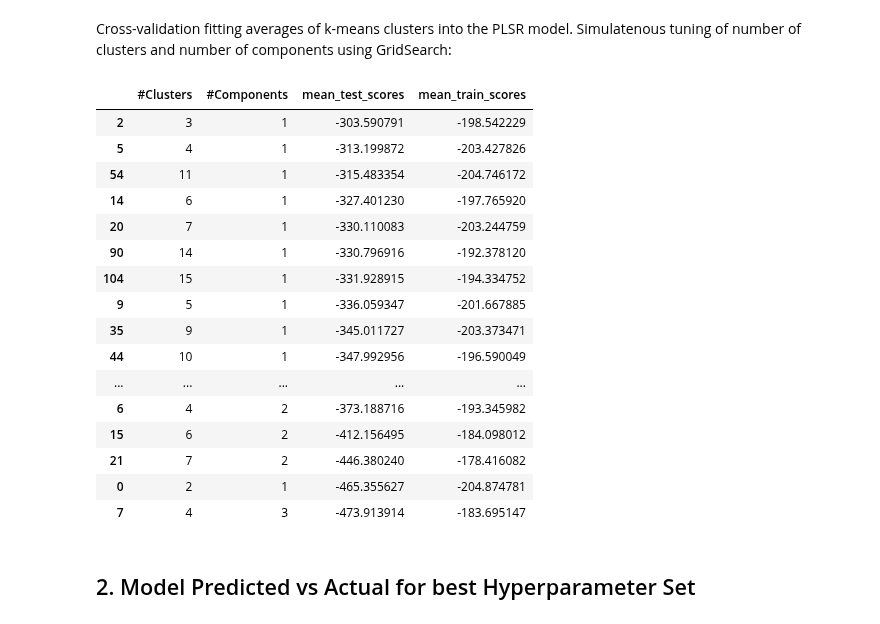
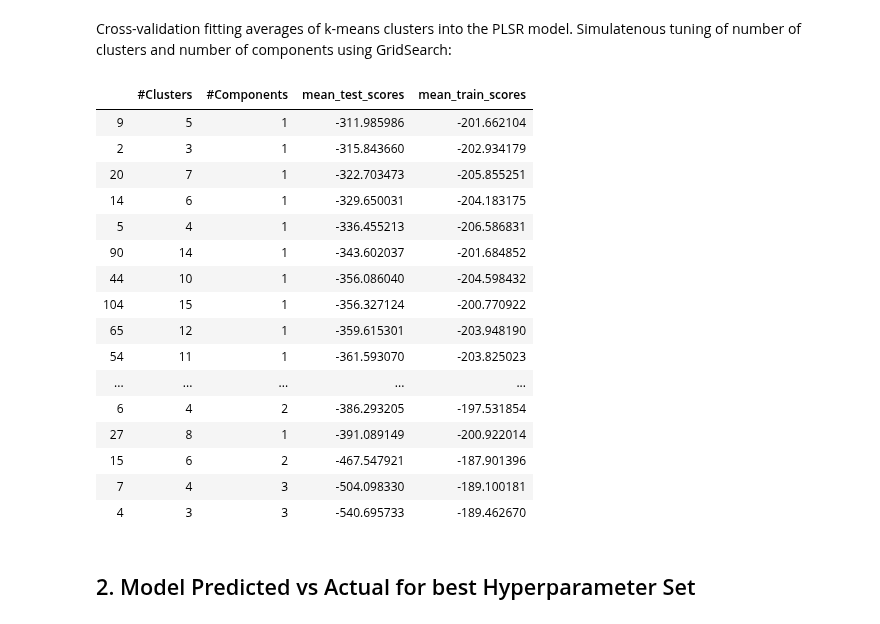
Before and after one commit to meyer-lab/DDMC, a Jupyter notebook: Figure2_kmeansPLSR.ipynb, the cells around one changed output. Saved outputs shown, nothing was run; the diff lists cells and outputs as text; code cells hidden in the pictures.

```diff
--- a/Figure2_kmeansPLSR.ipynb
+++ b/Figure2_kmeansPLSR.ipynb
@@ -105,26 +101,26 @@ plt.legend(loc=3)
 # %% [markdown]
 Cross-validation fitting averages of k-means clusters into the PLSR model. Simulatenous tuning of number of clusters and number of components using GridSearch:
 # %%
-# CVresults_max, CVresults_min, best_params = kmeansPLSR_tuning(data, Y_cv)
-# CVresults_min.nlargest(20, "mean_test_scores")
+CVresults_max, CVresults_min, best_params = kmeansPLSR_tuning(data, Y_cv)
+CVresults_min.nlargest(20, "mean_test_scores")
 # %% [output]
 |  | #Clusters | #Components | mean_test_scores | mean_train_scores |
-| 2 | 3 | 1 | -303.590791 | -198.542229 |
-| 5 | 4 | 1 | -313.199872 | -203.427826 |
-| 54 | 11 | 1 | -315.483354 | -204.746172 |
-| 14 | 6 | 1 | -327.401230 | -197.765920 |
-| 20 | 7 | 1 | -330.110083 | -203.244759 |
-| 90 | 14 | 1 | -330.796916 | -192.378120 |
-| 104 | 15 | 1 | -331.928915 | -194.334752 |
-| 9 | 5 | 1 | -336.059347 | -201.667885 |
-| 35 | 9 | 1 | -345.011727 | -203.373471 |
-| 44 | 10 | 1 | -347.992956 | -196.590049 |
+| 9 | 5 | 1 | -311.985986 | -201.662104 |
+| 2 | 3 | 1 | -315.843660 | -202.934179 |
+| 20 | 7 | 1 | -322.703473 | -205.855251 |
+| 14 | 6 | 1 | -329.650031 | -204.183175 |
+| 5 | 4 | 1 | -336.455213 | -206.586831 |
+| 90 | 14 | 1 | -343.602037 | -201.684852 |
+| 44 | 10 | 1 | -356.086040 | -204.598432 |
+| 104 | 15 | 1 | -356.327124 | -200.770922 |
+| 65 | 12 | 1 | -359.615301 | -203.948190 |
+| 54 | 11 | 1 | -361.593070 | -203.825023 |
 | ... | ... | ... | ... | ... |
-| 6 | 4 | 2 | -373.188716 | -193.345982 |
-| 15 | 6 | 2 | -412.156495 | -184.098012 |
-| 21 | 7 | 2 | -446.380240 | -178.416082 |
-| 0 | 2 | 1 | -465.355627 | -204.874781 |
-| 7 | 4 | 3 | -473.913914 | -183.695147 |
+| 6 | 4 | 2 | -386.293205 | -197.531854 |
+| 27 | 8 | 1 | -391.089149 | -200.922014 |
+| 15 | 6 | 2 | -467.547921 | -187.901396 |
+| 7 | 4 | 3 | -504.098330 | -189.100181 |
+| 4 | 3 | 3 | -540.695733 | -189.462670 |
 # %% [markdown]
 ## 2. Model Predicted vs Actual for best Hyperparameter Set
 # %%
```
Also changed, not shown: parts of 6 cells of this notebook, 2 other files.
